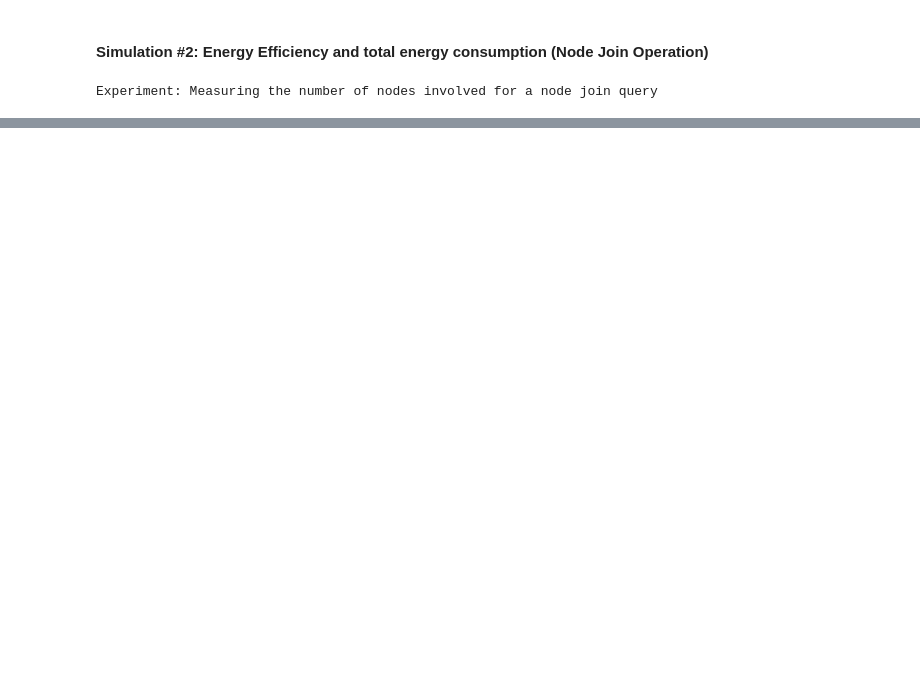
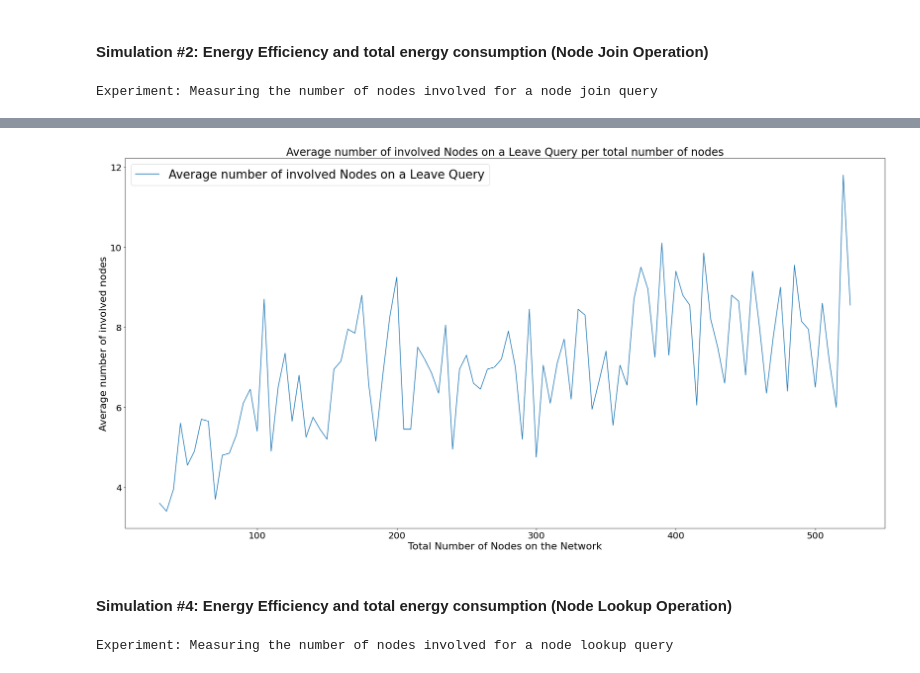
Before and after one commit to takis104/WiCHORD-chord-application-P2P-Wireless-Sensor-Network-IoT, a Jupyter notebook: WiCHORD-Plus-Simulator-Python/WiCHORD_Plus_Simulator.ipynb, the cells around one changed output, grey strips where cells are left out. Saved outputs shown, nothing was run; the diff lists cells and outputs as text; code cells hidden in the pictures; blank space fills up the shorter version.

```diff
--- a/WiCHORD-Plus-Simulator-Python/WiCHORD_Plus_Simulator.ipynb
+++ b/WiCHORD-Plus-Simulator-Python/WiCHORD_Plus_Simulator.ipynb
@@ -198,0 +291,26 @@ for total_nodes in range(minimum_nodes, maximum_nodes, step):
+# %%
+# Main Simulation for Join Operation Energy Efficiency
+results = []  # list to store the results
+for total_nodes in range(minimum_nodes, maximum_nodes, step):
+    print("\nRunning Experiment with total nodes: ", total_nodes)
+
+    # Create a random WSN with random sensor node MAC Addresses
+    wsn = create_random_wsn(total_nodes)
+
+    # Perform the simulation experiment
+    sum_of_involved_nodes = 0  # the sum of nodes involved for a query to be resolved
+    for i in range(0, total_runs_per_experiment):
+        list_of_nodes = wsn.List_of_Nodes # Export the network's list of nodes
+        active_node = random.choice(list_of_nodes) # Pick a random node to sign-in and then perform the simulation experiment
+        q = Query("leave")  # query instance
+        active_node.node_leave(query_id=q)  # perform the query
+        wsn.network_reload()
+        sum_of_involved_nodes = sum_of_involved_nodes + q.nodes_involved  # update the sum of involved nodes for the query to be resolved
+
+    # Calculate the local average result
+    local_average = sum_of_involved_nodes / total_runs_per_experiment
+    local_result = {
+        "Nodes": total_nodes,
+        "Avg_Num_of_Involved_Nodes": local_average
+    }
+    results.append(local_result)
@@ -198,0 +355,4 @@ for total_nodes in range(minimum_nodes, maximum_nodes, step):
+# %%
+# Convert results array of dicts to Pandas DataFrame
+results_df = pd.DataFrame(results)
+results_df
@@ -198,0 +373,20 @@ for total_nodes in range(minimum_nodes, maximum_nodes, step):
+# %%
+# Show the plot/plots
+plt.plot(
+    results_df["Nodes"],
+    results_df["Avg_Num_of_Involved_Nodes"],
+    label="Average number of involved Nodes on a Leave Query"
+)
+plt.ylabel("Average number of involved nodes", fontsize=22)
+plt.xlabel("Total Number of Nodes on the Network", fontsize=22)
+plt.title("Average number of involved Nodes on a Leave Query per total number of nodes", fontsize=24)
+plt.legend(prop={'size': 26})
+plt.show()
+# %% [output]
+[figure, added]
+# %% [markdown]
+#### Simulation #4: Energy Efficiency and total energy consumption (Node Lookup Operation)
+# %%
+print("\nExperiment: Measuring the number of nodes involved for a node lookup query\n")
+# %% [output]
+Experiment: Measuring the number of nodes involved for a node lookup query
```
Also changed, not shown: parts of 17 cells of this notebook.
